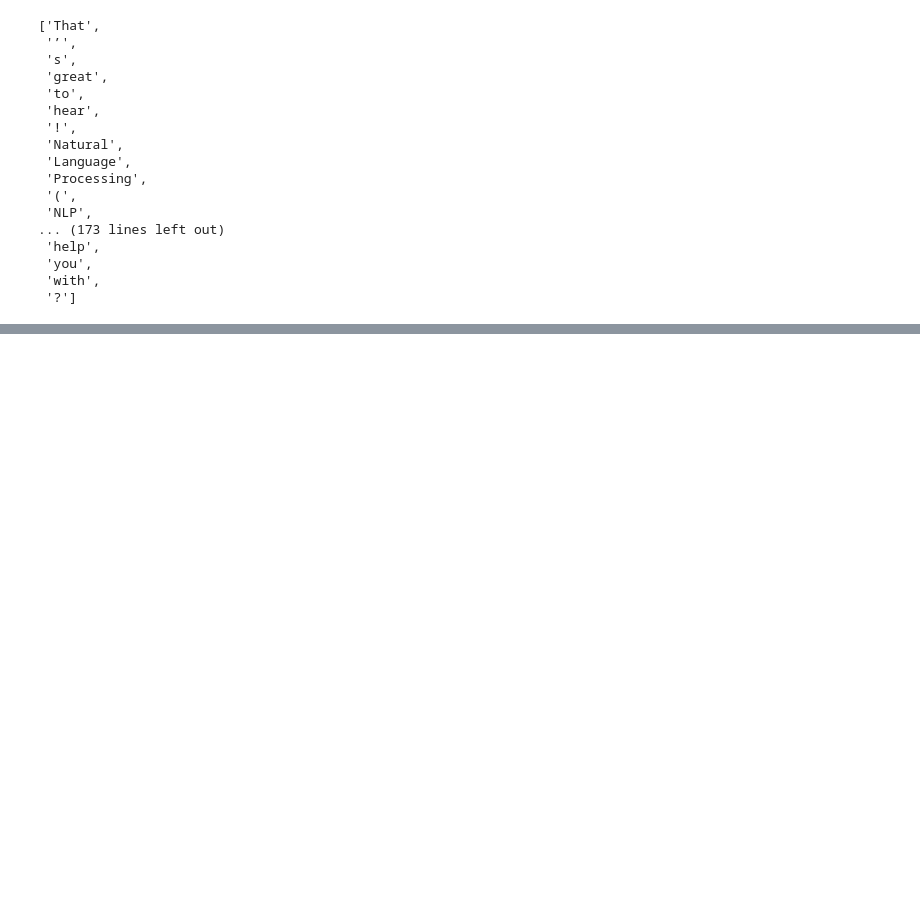
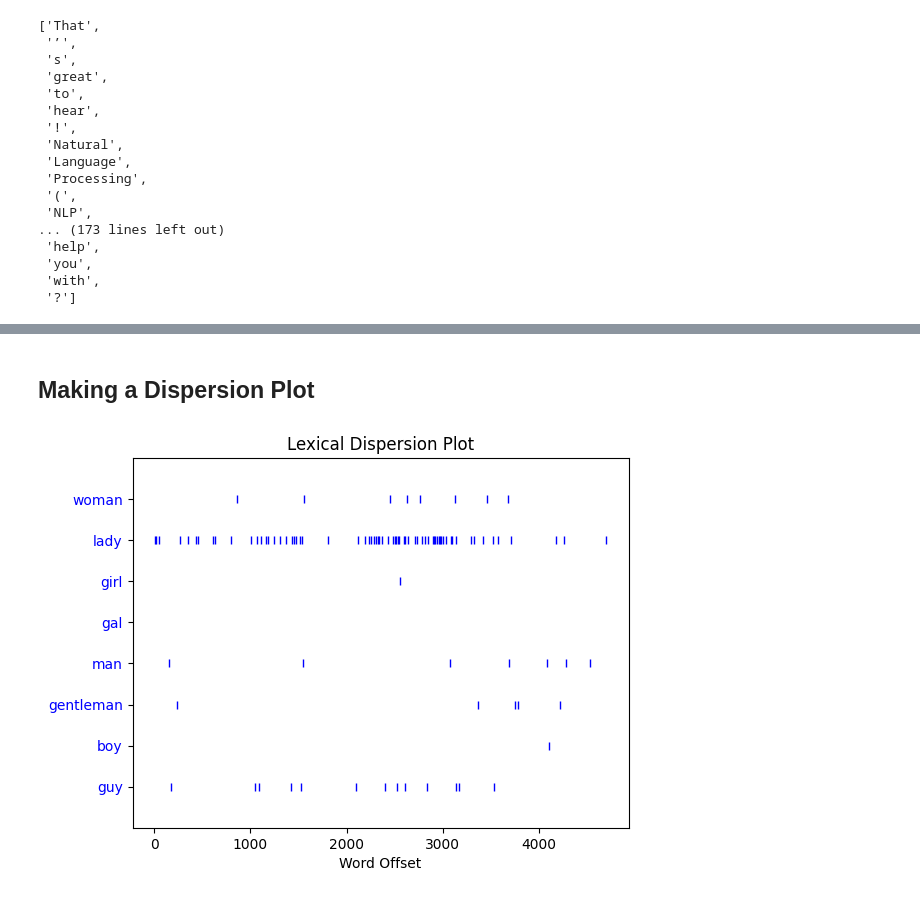
Before and after one commit to araobp/Learning-MarTech, a Jupyter notebook: NLP_basics.ipynb, the cells around one changed output, grey strips where cells are left out. Saved outputs shown, nothing was run; the diff lists cells and outputs as text; code cells hidden in the pictures; blank space fills up the shorter version.

```diff
--- a/NLP_basics.ipynb
+++ b/NLP_basics.ipynb
@@ -115,0 +332,8 @@ filtered_list
+# %% [markdown]
+## Making a Dispersion Plot
+# %%
+text8.dispersion_plot(
+    ["woman", "lady", "girl", "gal", "man", "gentleman", "boy", "guy"]
+)
+# %% [output]
+[figure, added]
```
Also changed, not shown: parts of 36 cells of this notebook.
